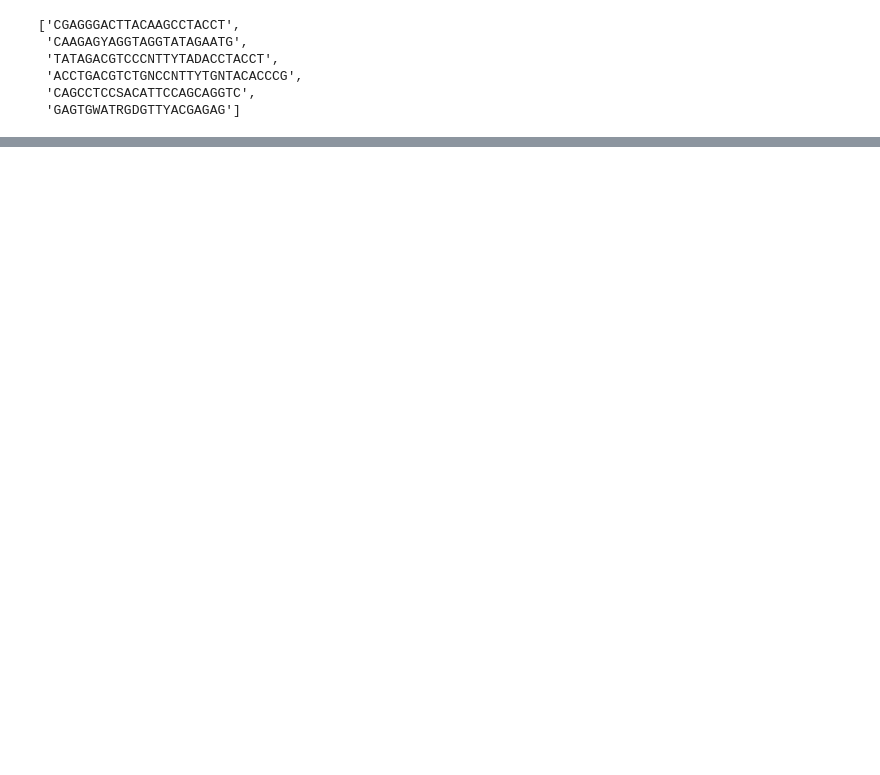
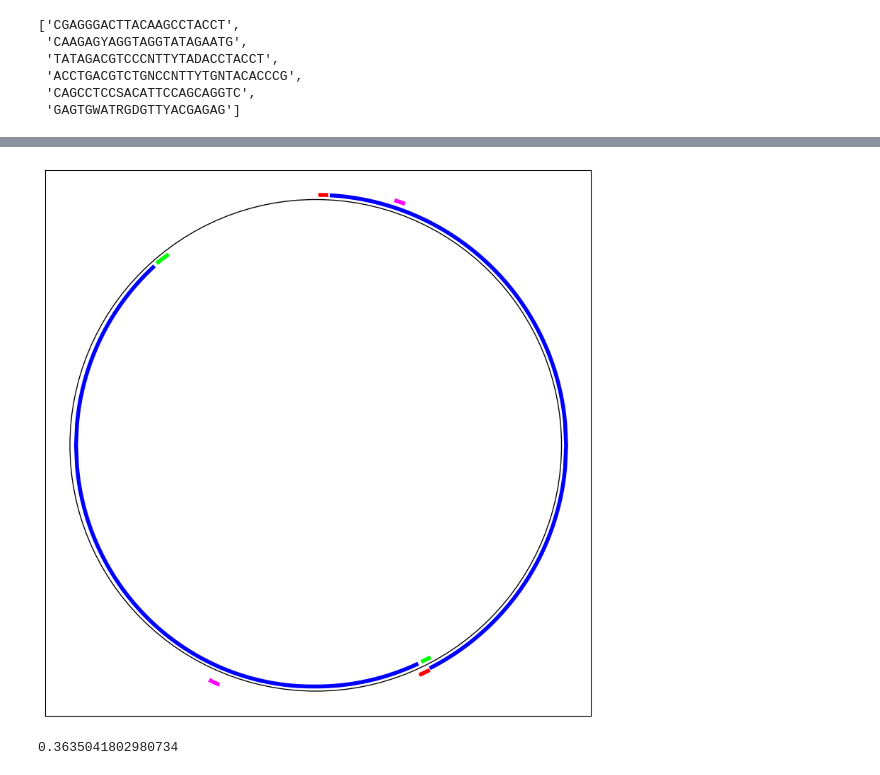
Before and after one commit to anoban/cmv, a Jupyter notebook: degenerate primers.ipynb, the cells around one changed output, grey strips where cells are left out. Cells and saved outputs as stored; diff of their text form; code cells hidden in the pictures; blank space fills up the shorter version.

Commit message:
modified:   cmv.docx 	modified:   data/degenerate_primers.fasta new file:   data/tmp.fasta 	modified:   degenerate primers.ipynb 	new file:   primers.png

```diff
--- a/degenerate primers.ipynb
+++ b/degenerate primers.ipynb
@@ -63,0 +299,49 @@ StarSX
+# %%
+# starting the drawings with the OY2395F primer
+
+fig, axes = plt.subplots()
+fig.set_size_inches(8, 8)
+axes.set_xticks([])
+axes.set_yticks([])
+
+NBASES = 2751
+UNIT_MARKERS = x.size / NBASES
+plt.rcParams["lines.linewidth"] = 4
+
+circle = plt.Circle((0.5, 0.5), radius = RADIUS, facecolor = "none", edgecolor = "black", label = "SLCMV DNA-A")
+axes.add_patch(circle)
+
+axes.plot(x[0:int(21 * UNIT_MARKERS)] + 0.0075,
+          y[0:int(21 * UNIT_MARKERS)] + 0.0075, color = "#FF0000", label = "OY2395F")
+axes.plot(x[int(1073 * UNIT_MARKERS):int((1073 + 22) * UNIT_MARKERS)] + 0.0075,
+          y[int(1073 * UNIT_MARKERS):int((1073 + 22) * UNIT_MARKERS)] - 0.0075, color = "#FF0000", label = "OY680R")
+axes.plot(_x[int(45 * UNIT_MARKERS):int((1060) * UNIT_MARKERS)],
+          _y[int(45 * UNIT_MARKERS):int((1060) * UNIT_MARKERS)], color = "blue")
+
+
+axes.plot(x[int(1071 * UNIT_MARKERS):int((1073 + 17) * UNIT_MARKERS)] + 0.0075,
+          y[int(1071 * UNIT_MARKERS):int((1073 + 17) * UNIT_MARKERS)] + 0.0125, color = "#00FF00", label = "MKBEGF4")
+axes.plot(x[int(2323 * UNIT_MARKERS):int((2323 + 29) * UNIT_MARKERS)] - 0.0075,
+          y[int(2323 * UNIT_MARKERS):int((2323 + 29) * UNIT_MARKERS)] - 0.015, color = "#00FF00", label = "MKBEGR5")
+axes.plot(x_[int(1088 * UNIT_MARKERS):int(2290 * UNIT_MARKERS)],
+         y_[int(1088 * UNIT_MARKERS):int(2290 * UNIT_MARKERS)], color = "blue")
+
+
+axes.plot(x[int(1663 * UNIT_MARKERS):int((1663 + 23) * UNIT_MARKERS)] + 0.0075,
+          y[int(1663 * UNIT_MARKERS):int((1663 + 23) * UNIT_MARKERS)] - 0.025, color = "#FF00FF", label = "GEMA1223F")
+
+axes.plot(x[int(214 * UNIT_MARKERS):int((214 + 21) * UNIT_MARKERS)] + 0.0075,
+          y[int(214 * UNIT_MARKERS):int((214 + 21) * UNIT_MARKERS)] + 0.0175, color = "#FF00FF", label = "GEMA2454R")
+
+# axes.legend()
+# axes.set_title("$DNA-A\hspace{1}of\hspace{1}SLCMV$")
+plt.tight_layout()
+plt.show()
+
+# plt.savefig("./primers.png", format = "png", dpi = 200, edgecolor = "none", pad_inches = 0, bbox_inches = "tight")
+# %% [output]
+[figure, added]
+# %%
+UNIT_MARKERS
+# %% [output]
+0.3635041802980734
```
Also changed, not shown: parts of 26 cells of this notebook, 5 other files.
